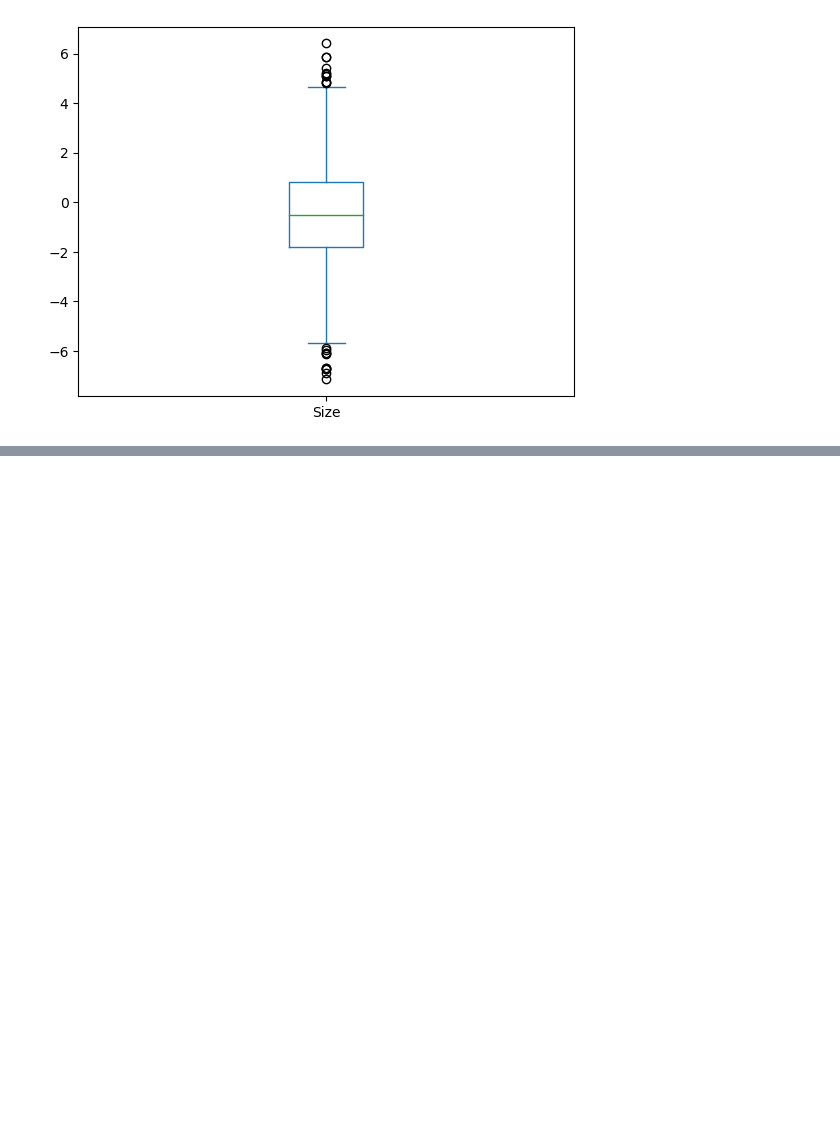
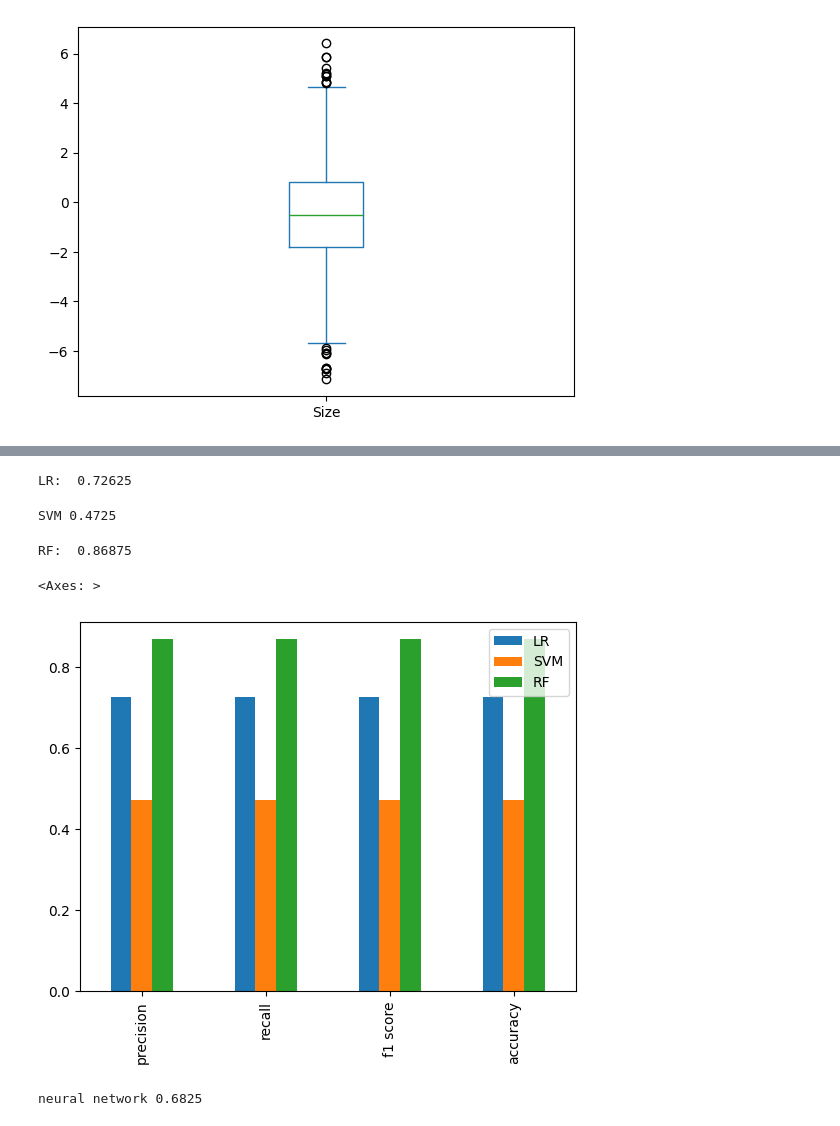
Before and after one commit to dbarans/AppleQualityML, a Jupyter notebook: Projekt_apple_quality.ipynb, the cells around one changed output, grey strips where cells are left out. Cells and saved outputs as stored; diff of their text form; code cells hidden in the pictures; blank space fills up the shorter version.

```diff
--- a/Projekt_apple_quality.ipynb
+++ b/Projekt_apple_quality.ipynb
@@ -132,0 +115,62 @@ apples.head()
+# %%
+def train_model(classifier, feature_vector_train, label, feature_vector_valid):
+    # train model
+    classifier.fit(feature_vector_train, label)
+
+    # generate labels for validation set
+    predictions = classifier.predict(feature_vector_valid)
+
+    # evealuate model based on test set labels
+    scores = list(metrics.precision_recall_fscore_support(predictions, y_test))
+    score_vals = [
+        scores[0][0],
+        scores[1][0],
+        scores[2][0]
+    ]
+    score_vals.append(metrics.accuracy_score(predictions, y_test))
+    return score_vals
+# %%
+def train_model(model, X_train, y_train, X_test):
+    model.fit(X_train, y_train)
+    y_pred = model.predict(X_test)
+    accuracy = accuracy_score(y_test, y_pred)
+    return accuracy
+
+model = LogisticRegression(max_iter=1000)
+
+# Train and evaluate the model
+accuracy = train_model(model, X_train, y_train, X_test)
+accuracy_compare = {'LR': accuracy}
+print("LR: ", accuracy)
+# %% [output]
+LR:  0.72625
+# %%
+# MODEL 2 - Support Vector Machine
+accuracy = train_model(svm.SVC(), X_train, y_train, X_test)
+accuracy_compare['SVM'] = accuracy
+print ("SVM" , accuracy)
+# %% [output]
+SVM 0.4725
+# %%
+# MODEL 3 - Random Forest Tree
+accuracy = train_model(ensemble.RandomForestClassifier(), X_train, y_train, X_test)
+accuracy_compare['RF'] = accuracy
+print ("RF: ", accuracy)
+# %% [output]
+RF:  0.86875
+# %%
+# compare models
+df_compare = pd.DataFrame(accuracy_compare, index = ['precision', 'recall', 'f1 score', 'accuracy'])
+df_compare.plot(kind='bar')
+# %% [output]
+<Axes: >
+[figure, added]
+# %%
+# MODEL 4 - neural network
+from sklearn.neural_network import MLPClassifier
+mlp = MLPClassifier(hidden_layer_sizes=(10, 10, 10), max_iter=1000)
+accuracy = train_model(mlp, X_train, y_train, X_test)
+accuracy_compare['neural network'] = accuracy
+print ("neural network" , accuracy)
+# %% [output]
+neural network 0.6825
```
Also changed, not shown: parts of 18 cells of this notebook.
